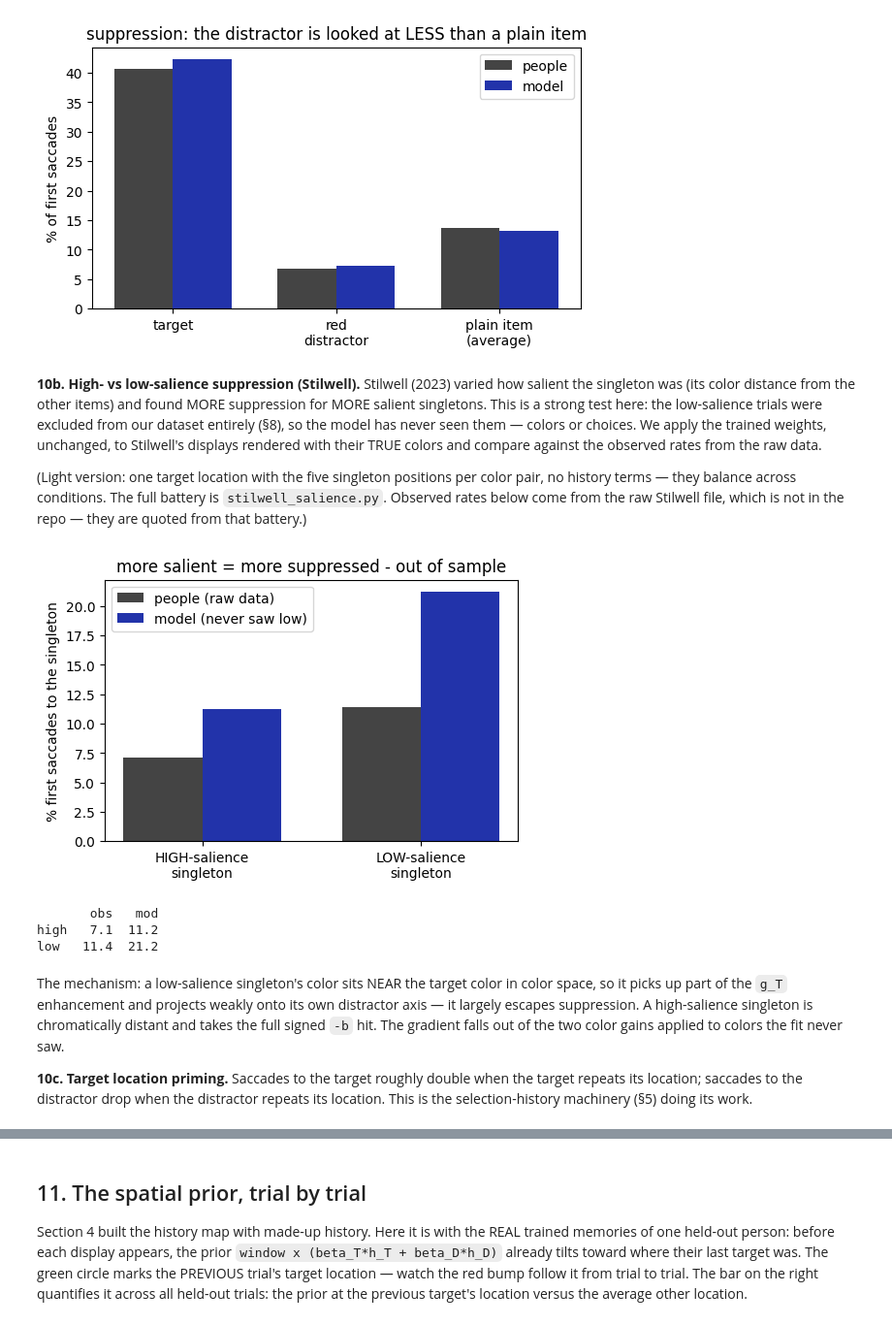
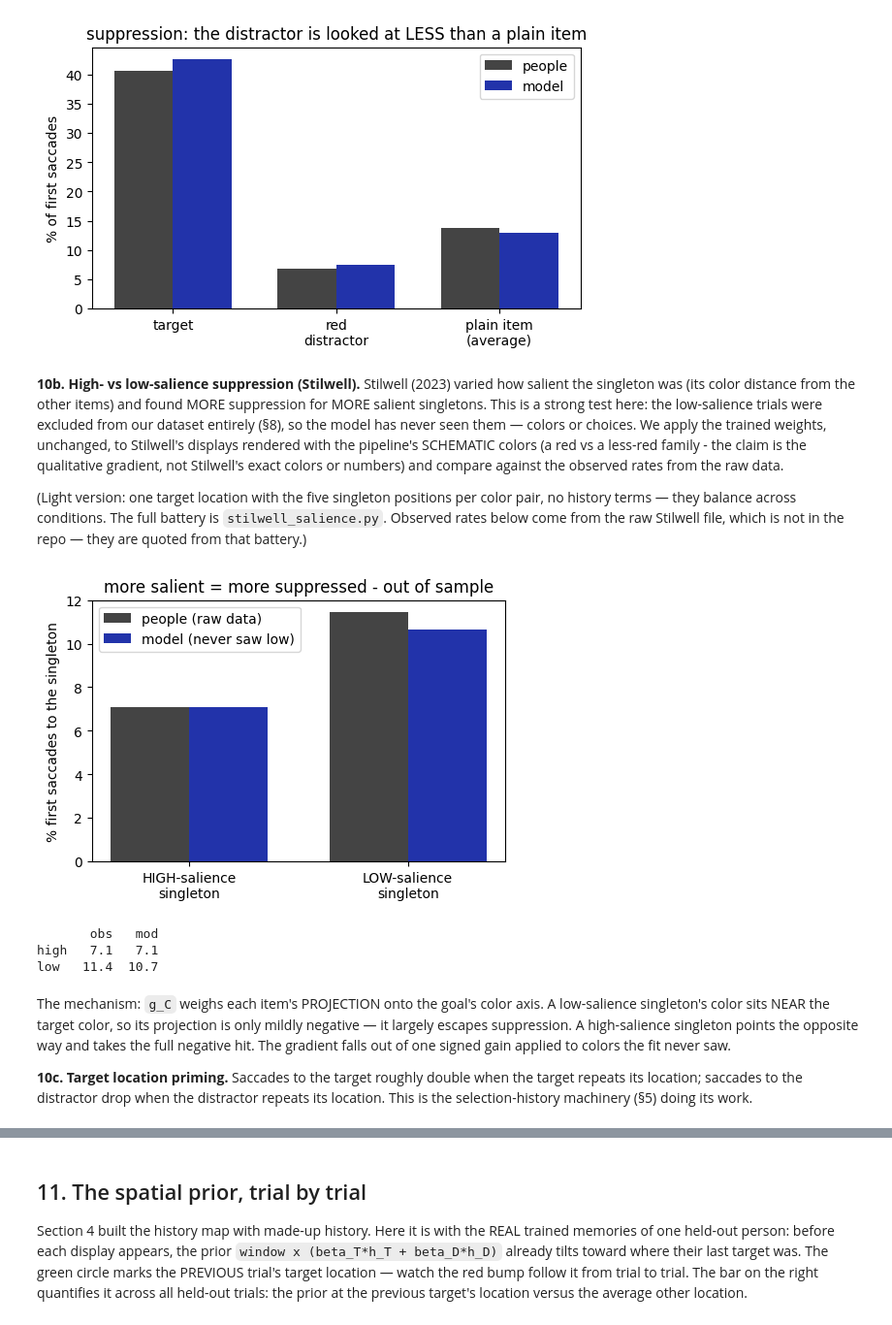
Before and after one commit to HanZhang-psych/Ego-Spatial-Sense, a Jupyter notebook: Visual-Search/tutorial_visual_search.ipynb, the cells around one changed output, grey strips where cells are left out. Shown at 97% size. Cells and saved outputs as stored; diff of their text form; code cells hidden in the pictures.

```diff
--- a/Visual-Search/tutorial_visual_search.ipynb
+++ b/Visual-Search/tutorial_visual_search.ipynb
@@ -711,8 +696,8 @@ before and after the attention window, on one shared color scale.
 (With these placeholder gains the history bump at item 2 dominates;
 the trained gains of Sec. 7 set the real balance.)
 # %%
-# the nine Sec. 1 parameters, in one place
-PARAMS = dict(g_T=gT_demo, g_D=gD_demo, g_F=gF_demo,
+# the eight Sec. 1 parameters, in one place
+PARAMS = dict(g_C=gC_demo, g_F=gF_demo,
               k=k_demo, r0=r0_demo,
               beta_T=betaT_demo, beta_D=betaD_demo,
               eta_T=etaT_demo, eta_D=etaD_demo)  # all 9 params
@@ -817,15 +802,13 @@ def display_for(setsize, targ, sing, tc="green", sc="red"):
                         shape=shape_for(j + 1, targ)) for j in range(setsize)])
 
 UNIT = dict(beta_T=0.0, beta_D=0.0, eta_T=0.5, eta_D=0.5)  # history off
-def channel_maps(img_, tc="green", sc="red"):
+def channel_maps(img_, tc="green"):
     # combined_map with a single unit gain returns exactly the map that
     # gain multiplies (the pre-window map is linear in the gains)
-    cols = dict(target_color=tc, distractor_color=sc)
     return torch.stack([torch.as_tensor(np.asarray(
-        combined_map(img_, [], [], **g, **UNIT, **cols)))
-        for g in (dict(g_T=1.0, g_D=0.0, g_F=0.0),
-                  dict(g_T=0.0, g_D=1.0, g_F=0.0),
-                  dict(g_T=0.0, g_D=0.0, g_F=1.0))])
+        combined_map(img_, [], [], **g, **UNIT, target_color=tc)))
+        for g in (dict(g_C=1.0, g_F=0.0),
+                  dict(g_C=0.0, g_F=1.0))])
 
 def centers(setsize):
     # the sensed pixels: each item's center (Sec. 7's predict_saccade)
@@ -836,7 +819,7 @@ def centers(setsize):
 # every display any saccade saw, sensed: A_CH[display, item, channel]
 keys = sorted(set(zip(sacc.setsize.astype(int),
                       sacc.targLoc.astype(int), sacc.singLoc.astype(int))))
-A_CH = torch.zeros(len(keys), 6, 3)
+A_CH = torch.zeros(len(keys), 6, 2)
 for d_, key in enumerate(keys):
     ch = channel_maps(display_for(*key))
     for j_, (py_, px_) in enumerate(centers(key[0])):
@@ -844,7 +827,7 @@ for d_, key in enumerate(keys):
 # channel units: ONE dataset-wide constant per channel (its std over
 # the sensed values) so the gains train at O(1) - a pure unit choice;
 # multiply the constants back in to recover raw-pixel gains
-NORM = A_CH.reshape(-1, 3).std(0)
+NORM = A_CH.reshape(-1, 2).std(0)
 A_CH = A_CH / NORM
 DIDX = {key: i for i, key in enumerate(keys)}
 didx = torch.tensor([DIDX[key] for key in
@@ -954,8 +937,7 @@ def model_F(w, raw_eta):
     hT = memT[tt["si"], tt["ti"]]; hD = memD[tt["si"], tt["ti"]]
     vals = w["beta_T"] * hT + w["beta_D"] * hD
     Ad = A_CH[didx]                                # sensed channels
-    sal = (w["g_T"]*Ad[..., 0] + w["g_D"]*Ad[..., 1]
-           + w["g_F"]*Ad[..., 2])
+    sal = w["g_C"]*Ad[..., 0] + w["g_F"]*Ad[..., 1]
     F = torch.zeros(N, 6)
     for s_ in (6, 4):
         msk = m6 if s_ == 6 else ~m6
@@ -964,7 +946,7 @@ def model_F(w, raw_eta):
     return F, memT, memD
 
 w = {name: torch.tensor(v, requires_grad=True) for name, v in
-     [("g_T", 0.5), ("g_D", 0.3), ("g_F", 1.0),
+     [("g_C", 0.5), ("g_F", 1.0),
       ("k", 2.0), ("r0", 0.5), ("beta_T", 0.5), ("beta_D", -0.1)]}
 raw_eta = {n: torch.tensor(0.0, requires_grad=True) for n in ["T", "D"]}
 optimizer = torch.optim.Adam(list(w.values()) + list(raw_eta.values()),
@@ -1142,7 +1126,9 @@ the other items) and found MORE suppression for MORE salient
 singletons. This is a strong test here: the low-salience trials were
 excluded from our dataset entirely (§8), so the model has never seen
 them — colors or choices. We apply the trained weights, unchanged,
-to Stilwell's displays rendered with their TRUE colors and compare
+to Stilwell's displays rendered with the pipeline's SCHEMATIC
+colors (a red vs a less-red family - the claim is the qualitative
+gradient, not Stilwell's exact colors or numbers) and compare
 against the observed rates from the raw data.
 
 (Light version: one target location with the five singleton
@@ -1172,50 +1158,48 @@ with torch.no_grad():
 def sing_rate(tc, sc_):
     rates = []
     for sl in range(2, 7):                     # target slot 1, sing 2..6
-        ch = channel_maps(display_for(6, 1, sl, tc, sc_), tc, sc_)
+        ch = channel_maps(display_for(6, 1, sl, tc, sc_), tc)
         F_ = []
         for i_, (py_, px_) in enumerate(centers(6)):
             sv = ch[:, py_, px_].float() / NORM
-            F_.append(win6[i_] * (learned["g_T"]*sv[0]
-                                  + learned["g_D"]*sv[1]
-                                  + learned["g_F"]*sv[2]))
+            F_.append(win6[i_] * (learned["g_C"]*sv[0]
+                                  + learned["g_F"]*sv[1]))
         F_ = torch.stack(F_)                   # zero histories (they balance)
         rates.append(torch.softmax(F_[None], 1)[0, sl-1].item()*100)
     return float(np.mean(rates))
 
 rows_ = []
 for sal, tc, sc_, n, obs in PAIRS:
     rows_.append((sal, n, obs, sing_rate(tc, sc_)))
 res = pd.DataFrame(rows_, columns=["sal", "n", "obs", "mod"])
 agg = pd.DataFrame({sal: dict(obs=(g["obs"]*g["n"]).sum()/g["n"].sum(),
                               mod=(g["mod"]*g["n"]).sum()/g["n"].sum())
                     for sal, g in res.groupby("sal")}).T
 
 x = np.arange(2)
 plt.figure(figsize=(5.5, 3.5))
 plt.bar(x-0.18, agg.loc[["high", "low"], "obs"], 0.36,
         label="people (raw data)", color="#444444")
 plt.bar(x+0.18, agg.loc[["high", "low"], "mod"], 0.36,
         label="model (never saw low)", color="#2233aa")
 plt.xticks(x, ["HIGH-salience\nsingleton", "LOW-salience\nsingleton"])
 plt.ylabel("% first saccades to the singleton")
 plt.title("more salient = more suppressed - out of sample")
 plt.legend()
 plt.show()
 print(agg.round(1))
 # %% [output]
-[figure, old version]
+[figure, new version]
        obs   mod
-high   7.1  11.2
-low   11.4  21.2
+high   7.1   7.1
+low   11.4  10.7
 # %% [markdown]
-The mechanism: a low-salience singleton's color sits NEAR the
-target color in color space, so it picks up part of the `g_T`
-enhancement and projects weakly onto its own distractor axis — it
-largely escapes suppression. A high-salience singleton is
-chromatically distant and takes the full signed `-b` hit. The
-gradient falls out of the two color gains applied to colors the fit
-never saw.
+The mechanism: `g_C` weighs each item's PROJECTION onto the goal's
+color axis. A low-salience singleton's color sits NEAR the target
+color, so its projection is only mildly negative — it largely
+escapes suppression. A high-salience singleton points the opposite
+way and takes the full negative hit. The gradient falls out of one
+signed gain applied to colors the fit never saw.
 
 **10c. Target location priming.** Saccades to the target roughly
 double when the target repeats its location; saccades to the
```
Also changed, not shown: parts of 17 cells of this notebook, 7 other files.
